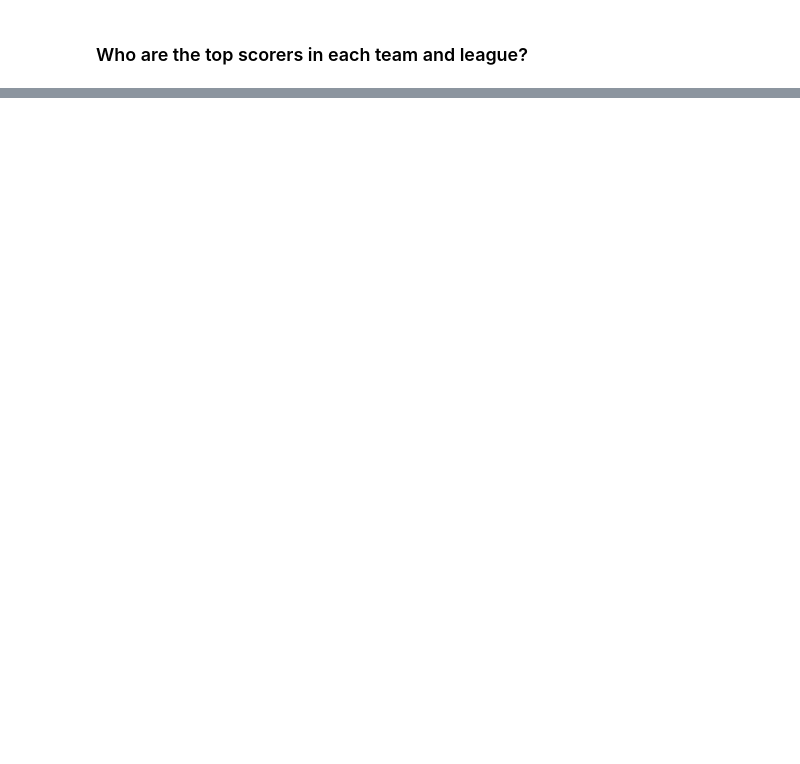
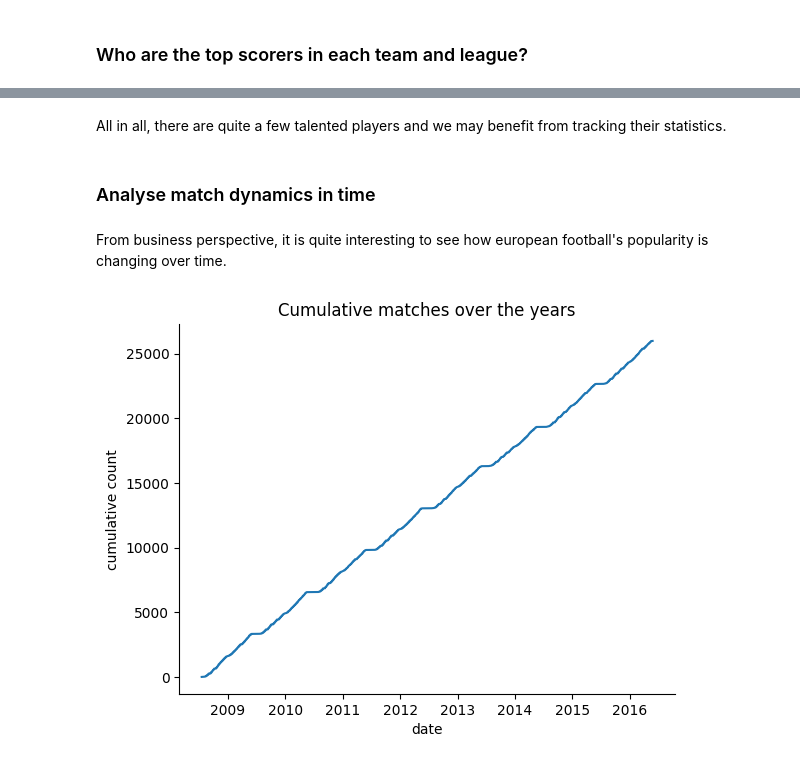
Before and after one commit to Vienmarskinis/football_matches, a Jupyter notebook: data_cleaning.ipynb, the cells around one changed output, grey strips where cells are left out. Drawn from its saved outputs; the diff is of its cells as text; code cells hidden in the pictures; blank space fills up the shorter version.

```diff
--- a/data_cleaning.ipynb
+++ b/data_cleaning.ipynb
@@ -313,0 +380,28 @@ duckdb.
+# %% [markdown]
+All in all, there are quite a few talented players and we may benefit from tracking their statistics.
+# %% [markdown]
+### Analyse match dynamics in time
+# %% [markdown]
+From business perspective, it is quite interesting to see how european football's popularity is changing over time.
+# %%
+cumulative_matches = duckdb.query("""
+                                 WITH grouped AS(
+                                    SELECT strptime(date, '%c') AS match_date,
+                                    COUNT(1) AS 'count'
+                                    FROM MATCH
+                                    GROUP BY match_date
+                                 )
+                                 SELECT match_date,
+                                 SUM(count) OVER (ORDER BY match_date) AS 'matches'
+                                 FROM grouped
+""").to_df()
+
+sns.lineplot(
+    cumulative_matches.set_index("match_date"), legend=None, color=figure_colors[4]
+)
+plt.title("Cumulative matches over the years")
+plt.ylabel("cumulative count")
+plt.xlabel("date")
+sns.despine()
+# %% [output]
+[figure, added]
```
Also changed, not shown: parts of 147 cells of this notebook, 4 other files.
